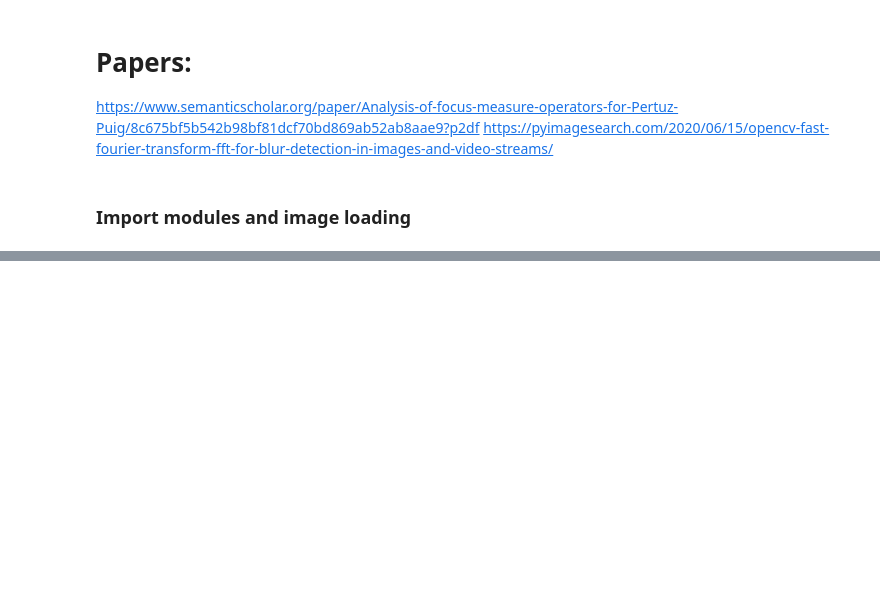
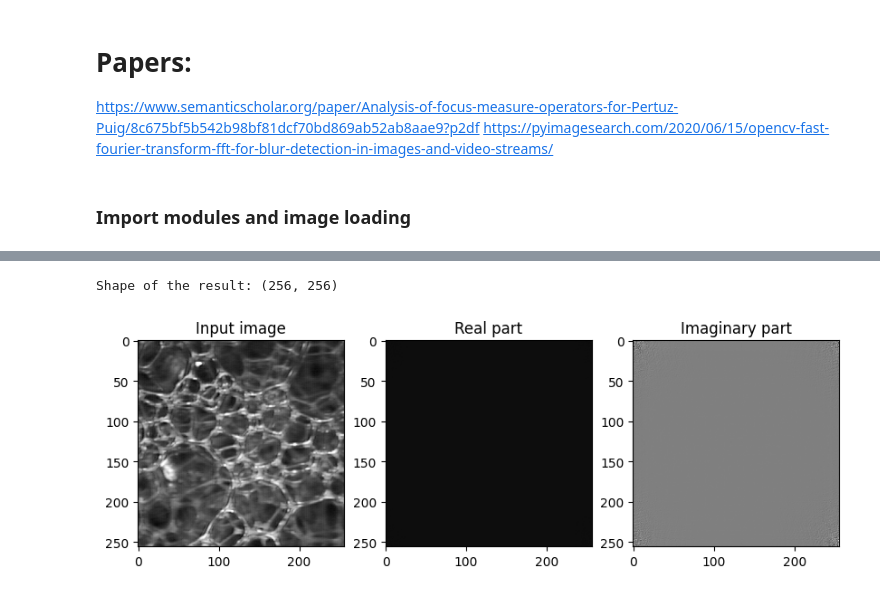
Before and after one commit to Pappol/blur_detection, a Jupyter notebook: project.ipynb, the cells around one changed output, grey strips where cells are left out. Drawn from its saved outputs; the diff is of its cells as text; code cells hidden in the pictures; blank space fills up the shorter version.

```diff
--- a/project.ipynb
+++ b/project.ipynb
@@ -19,0 +37,19 @@ image = cv2.imread(image_path, cv2.IMREAD_GRAYSCALE)
+# %%
+ftt = np.fft.fft2(image)
+print(f"Shape of the result: {ftt.shape}")
+
+# plot real and imaginary parts of the image
+plt.figure(figsize=(10, 5))
+plt.subplot(131)
+plt.imshow(image, cmap='gray')
+plt.title('Input image')
+plt.subplot(132)
+plt.imshow(np.real(ftt), cmap='gray')
+plt.title('Real part')
+plt.subplot(133)
+plt.imshow(np.imag(ftt), cmap='gray')
+plt.title('Imaginary part')
+plt.show()
+# %% [output]
+Shape of the result: (256, 256)
+[figure, added]
```
Also changed, not shown: parts of 7 cells of this notebook.
